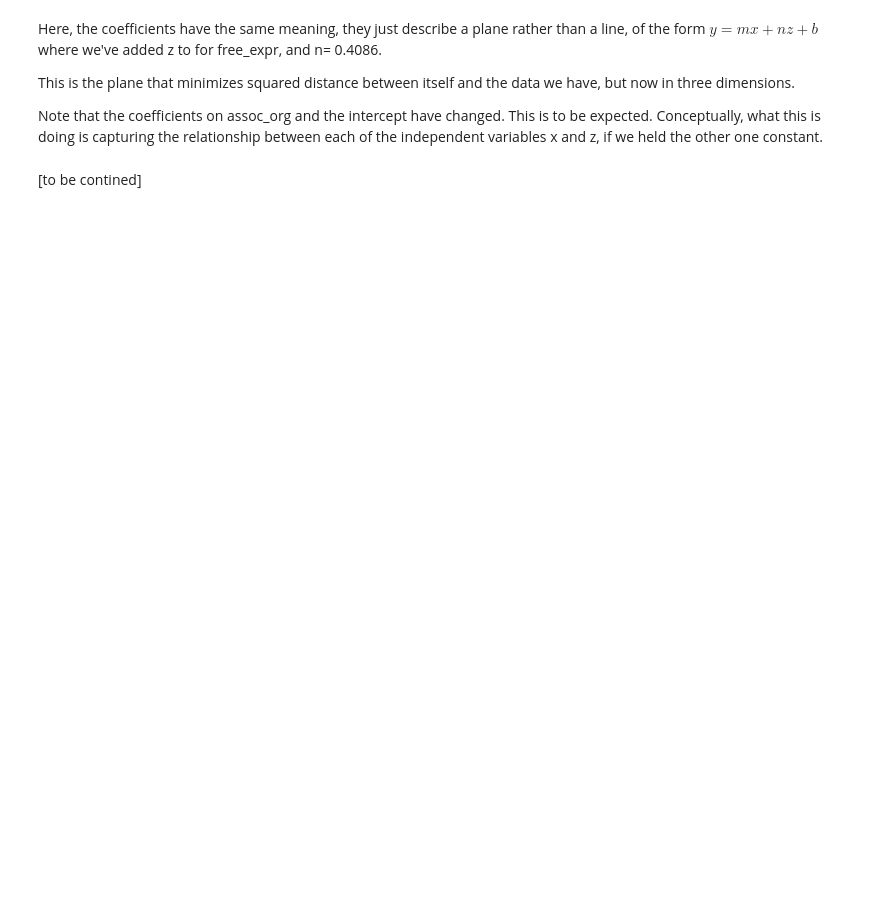
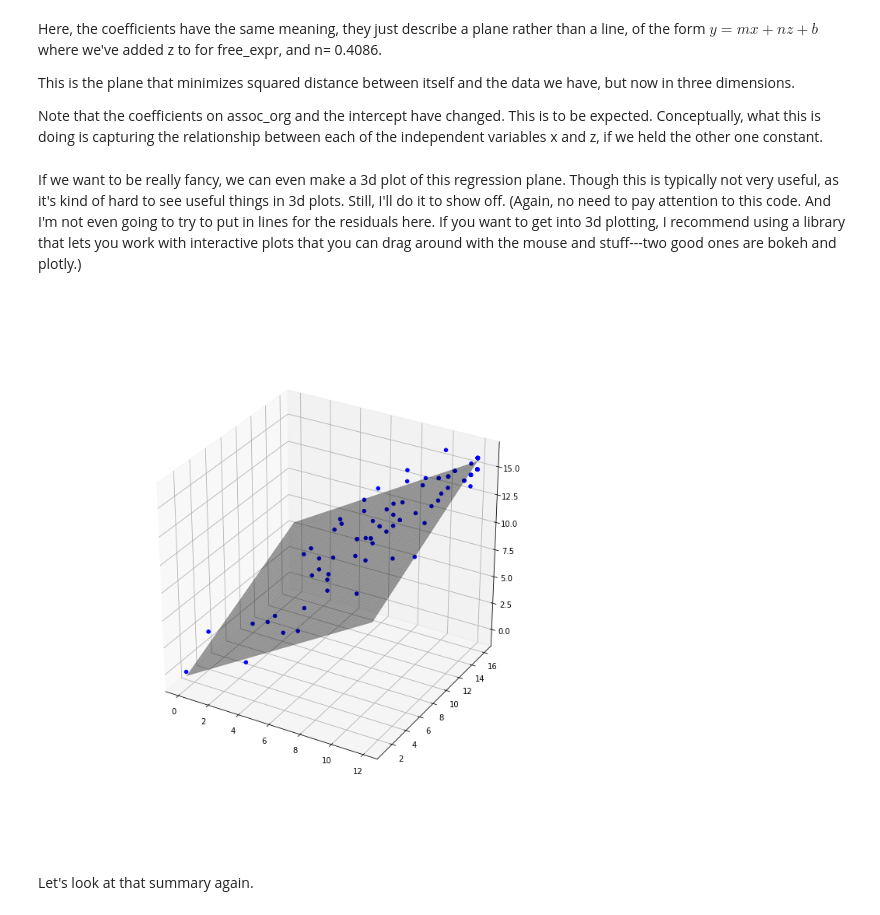
Before and after one commit to paultopia/library_gobbledygook, a Jupyter notebook: lesson_notebooks/regressions.ipynb, the cells around one changed output. Cells and saved outputs as stored; diff of their text form; code cells hidden in the pictures; blank space fills up the shorter version.

```diff
--- a/lesson_notebooks/regressions.ipynb
+++ b/lesson_notebooks/regressions.ipynb
@@ -121,5 +163,39 @@ Here, the coefficients have the same meaning, they just describe a plane rather
 This is the plane that minimizes squared distance between itself and the data we have, but now in three dimensions.
 
 Note that the coefficients on assoc_org and the intercept have changed. This is to be expected.  Conceptually, what this is doing is capturing the relationship between each of the independent variables x and z, if we held the other one constant.
-# %% [markdown]
-[to be contined]
+# %% [markdown]
+If we want to be really fancy, we can even make a 3d plot of this regression plane.  Though this is typically not very useful, as it's kind of hard to see useful things in 3d plots. Still, I'll do it to show off. (Again, no need to pay attention to this code. And I'm not even going to try to put in lines for the residuals here.  If you want to get into 3d plotting, I recommend using a library that lets you work with interactive plots that you can drag around with the mouse and stuff---two good ones are bokeh and plotly.)
+# %%
+def regplane3d(y, x1, x2, df):
+    fig = plt.figure(figsize=(10, 10))
+    ax = fig.add_subplot(111, projection='3d')
+    # get the regression fit
+    model = sm.ols(formula='{} ~ {} + {}'.format(y, x1, x2), data = df)
+    fit = model.fit()
+    # lay out the range of x values for plotting and predicting
+    # here I'm going to switch notation conventions from regression (y = x1 + x2) to
+    # dimensions s.t. x1 and x2 become x and y, and y becomes z (the 3rd dimension)
+    x_surf = np.linspace(df[x1].min(), df[x1].max())
+    y_surf = np.linspace(df[x2].min(), df[x2].max())
+    x_surf, y_surf = np.meshgrid(x_surf, y_surf)
+    # predict over space of graph
+    synthetic_data = pd.DataFrame({x1: x_surf.ravel(), x2: y_surf.ravel()})
+    preds = fit.predict(exog=synthetic_data)
+    # add surface plot
+    ax.plot_surface(x_surf, y_surf, preds.reshape(x_surf.shape),
+                rstride=1,
+                cstride=1,
+                color='None',
+                alpha = 0.4)
+    # add scatterplot
+    ax.scatter(df[x1], df[x2], df[y],
+           c='blue',
+           marker='o',
+           alpha=1)
+    return fig
+# %%
+fig3d = regplane3d("pol_plur", "assoc_org", "free_expr", df)
+# %% [output]
+[figure, added]
+# %% [markdown]
+Let's look at that summary again.
```
Also changed, not shown: parts of 13 cells of this notebook, 3 other files.
